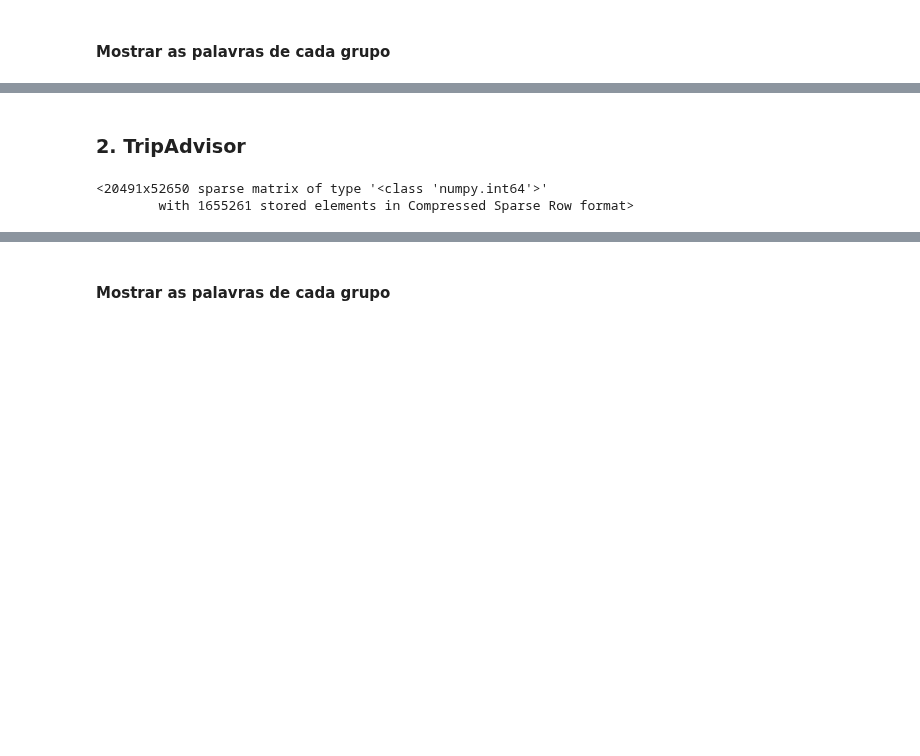
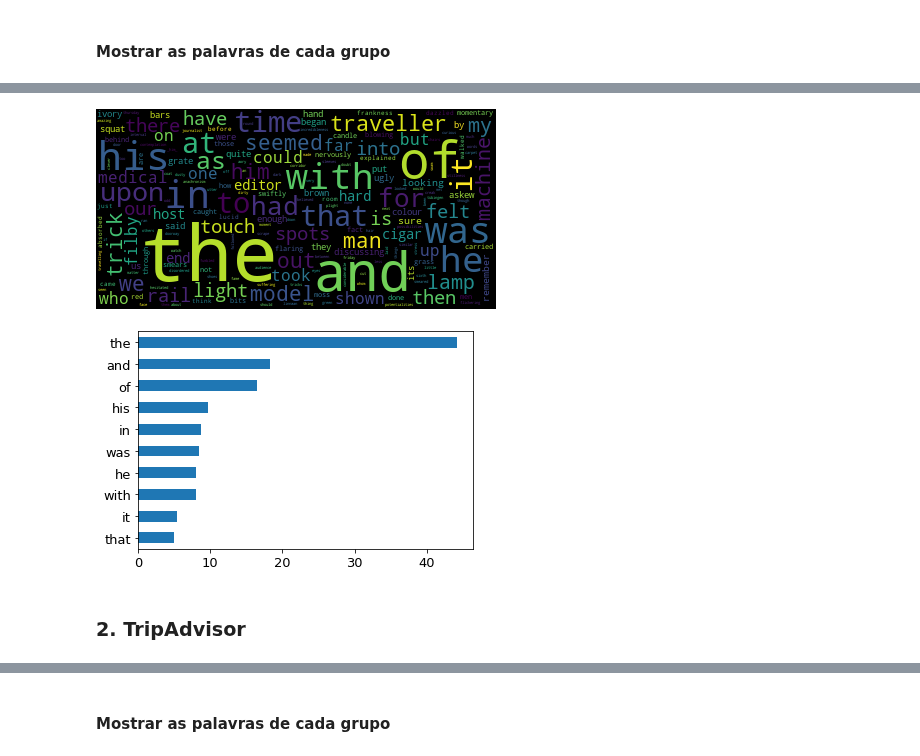
Before and after one commit to artsasse/mini-trabalho-mnii, a Jupyter notebook: Fatoracao.ipynb, the cells around one changed output, grey strips where cells are left out. Saved outputs shown, nothing was run; the diff lists cells and outputs as text; code cells hidden in the pictures; blank space fills up the shorter version.

```diff
--- a/Fatoracao.ipynb
+++ b/Fatoracao.ipynb
@@ -151,2 +60,8 @@ WordCloud().generate_from_frequencies(frequencies=freq[freq > 0]).to_image()
+# %%
+plota_barras(camadas[1], txt2.palavras_distintas)
+plota_wordcloud(camadas[1], txt2.palavras_distintas)
+# %% [output]
+[figure, added]
+[figure, added]
 # %% [markdown]
 ### 2. TripAdvisor
@@ -159,6 +67,0 @@ rtxt = Texto(reviews, arquivo=False, stop_words='english')
-# %%
-rmatrix = rtxt.ocorrencias
-rmatrix
-# %% [output]
-<20491x52650 sparse matrix of type '<class 'numpy.int64'>'
-        with 1655261 stored elements in Compressed Sparse Row format>
```
Also changed, not shown: parts of 37 cells of this notebook, 1 other file.
